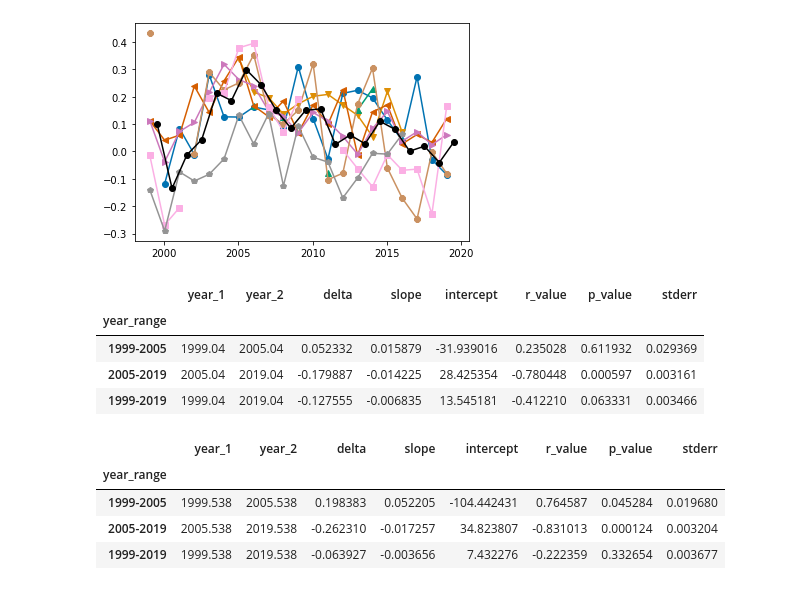
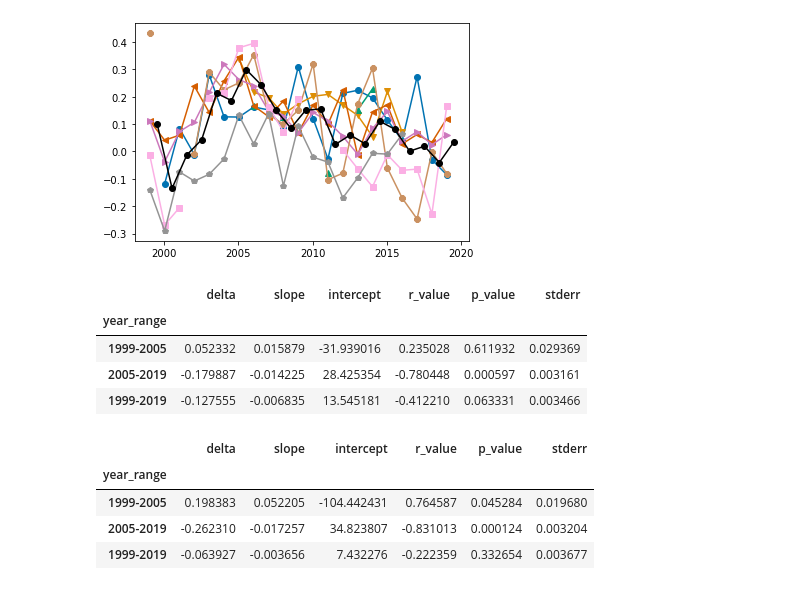
Before and after one commit to NCAR/so-co2-airborne-obs, a Jupyter notebook: so-co2-airborne-obs/gradients-trends.ipynb, the cells around one changed output. Saved outputs shown, nothing was run; the diff lists cells and outputs as text; code cells hidden in the pictures.

Commit message:
remove extraneous column in table

```diff
--- a/so-co2-airborne-obs/gradients-trends.ipynb
+++ b/so-co2-airborne-obs/gradients-trends.ipynb
@@ -132,37 +132,33 @@ ax.plot(X, Y, 'ko-')
 # %%
 periods = [
     (1999, 2006),
     (2005, 2020),
     (1999, 2020),
 ]
 
 lines = []
 for i, period in enumerate(periods):
     dsp = DCO2y_djf.sel(time=slice(period[0], period[1]))
     d = dict(
         year_range=f"{int(dsp.time.values[0])}-{int(dsp.time.values[-1])}",
-        year_1=dsp.time.values[0],
-        year_2=dsp.time.values[-1],
         delta=dsp.CO2.values[-1] - dsp.CO2.values[0],
     )
     d['slope'], d['intercept'], d['r_value'], d['p_value'], d['stderr'] = linregress(dsp.time,  dsp.CO2)
     lines.append(d)
 df_fit_djf = pd.DataFrame(lines).set_index("year_range")
 df_fit_djf
 # %% [output]
-|  | year_1 | year_2 | delta | slope | intercept | r_value | p_value | stderr |
-| year_range |  |  |  |  |  |  |  |  |
-| 1999-2005 | 1999.04 | 2005.04 | 0.052332 | 0.015879 | -31.939016 | 0.235028 | 0.611932 | 0.029369 |
-| 2005-2019 | 2005.04 | 2019.04 | -0.179887 | -0.014225 | 28.425354 | -0.780448 | 0.000597 | 0.003161 |
-| 1999-2019 | 1999.04 | 2019.04 | -0.127555 | -0.006835 | 13.545181 | -0.412210 | 0.063331 | 0.003466 |
+|  | delta | slope | intercept | r_value | p_value | stderr |
+| year_range |  |  |  |  |  |  |
+| 1999-2005 | 0.052332 | 0.015879 | -31.939016 | 0.235028 | 0.611932 | 0.029369 |
+| 2005-2019 | -0.179887 | -0.014225 | 28.425354 | -0.780448 | 0.000597 | 0.003161 |
+| 1999-2019 | -0.127555 | -0.006835 | 13.545181 | -0.412210 | 0.063331 | 0.003466 |
 # %%
 lines = []
 for i, period in enumerate(periods):
     dsp = DCO2y_jja.sel(time=slice(period[0], period[1]))
     d = dict(
         year_range=f"{int(dsp.time.values[0])}-{int(dsp.time.values[-1])}",
-        year_1=dsp.time.values[0],
-        year_2=dsp.time.values[-1],
         delta=dsp.CO2.values[-1] - dsp.CO2.values[0],
     )
     d['slope'], d['intercept'], d['r_value'], d['p_value'], d['stderr'] = (
@@ -172,8 +168,8 @@ for i, period in enumerate(periods):
 df_fit_jja = pd.DataFrame(lines).set_index("year_range")
 df_fit_jja
 # %% [output]
-|  | year_1 | year_2 | delta | slope | intercept | r_value | p_value | stderr |
-| year_range |  |  |  |  |  |  |  |  |
-| 1999-2005 | 1999.538 | 2005.538 | 0.198383 | 0.052205 | -104.442431 | 0.764587 | 0.045284 | 0.019680 |
-| 2005-2019 | 2005.538 | 2019.538 | -0.262310 | -0.017257 | 34.823807 | -0.831013 | 0.000124 | 0.003204 |
-| 1999-2019 | 1999.538 | 2019.538 | -0.063927 | -0.003656 | 7.432276 | -0.222359 | 0.332654 | 0.003677 |
+|  | delta | slope | intercept | r_value | p_value | stderr |
+| year_range |  |  |  |  |  |  |
+| 1999-2005 | 0.198383 | 0.052205 | -104.442431 | 0.764587 | 0.045284 | 0.019680 |
+| 2005-2019 | -0.262310 | -0.017257 | 34.823807 | -0.831013 | 0.000124 | 0.003204 |
+| 1999-2019 | -0.063927 | -0.003656 | 7.432276 | -0.222359 | 0.332654 | 0.003677 |
```
